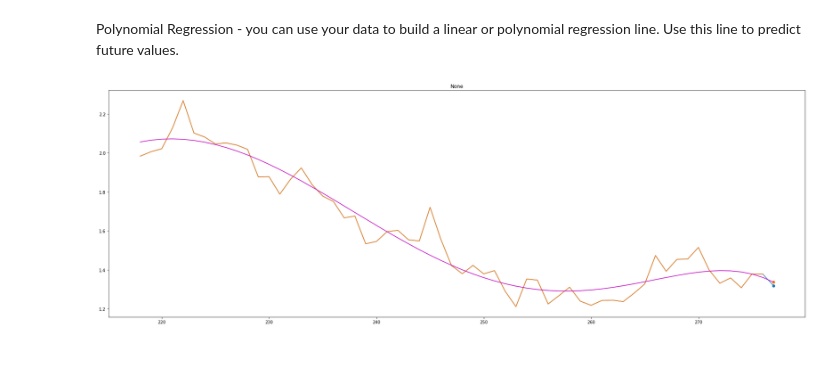
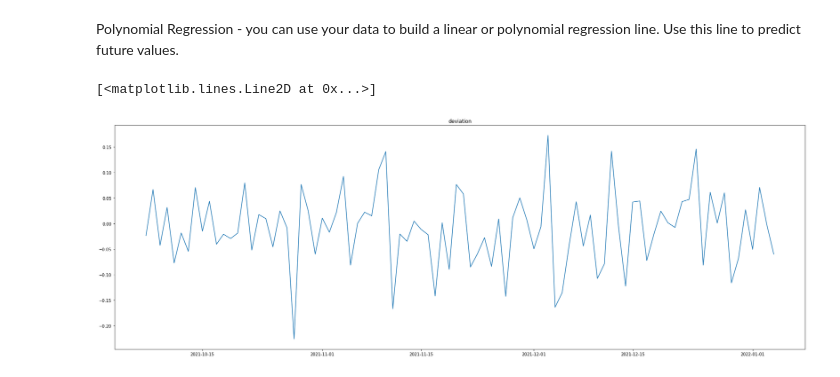
Before and after one commit to nabebako/Crypto-Price-Prediction-Model, a Jupyter notebook: notebooks/polynomial-regression.ipynb, the cells around one changed output. Drawn from its saved outputs; the diff is of its cells as text; code cells hidden in the pictures.

Commit message:
Created a deviation graphing function

```diff
--- a/notebooks/polynomial-regression.ipynb
+++ b/notebooks/polynomial-regression.ipynb
@@ -84,8 +153,9 @@ def polynomial_regression(x: np.ndarray, y: np.ndarray , degree: int) -> LinearR
 # %%
-df_cardano  = pd.read_csv('../data/Cardano.csv',    parse_dates = ['Date']).drop(columns = ['Currency', '24h Open (USD)', '24h High (USD)', '24h Low (USD)'])
-df_ethereum = pd.read_csv('../data/Ethereum.csv',   parse_dates = ['Date']).drop(columns = ['Currency', '24h Open (USD)', '24h High (USD)', '24h Low (USD)'])
-df_solana   = pd.read_csv('../data/Solana.csv',     parse_dates = ['Date']).drop(columns = ['Currency', '24h Open (USD)', '24h High (USD)', '24h Low (USD)'])
-df_dogecoin = pd.read_csv('../data/Dogecoin.csv',   parse_dates = ['Date']).drop(columns = ['Currency', '24h Open (USD)', '24h High (USD)', '24h Low (USD)'])
+df_cardano  = pd.read_csv('../data/Cardano.csv',    parse_dates = ['Date']).drop(columns = ['Currency'])
+df_ethereum = pd.read_csv('../data/Ethereum.csv',   parse_dates = ['Date']).drop(columns = ['Currency'])
+df_solana   = pd.read_csv('../data/Solana.csv',     parse_dates = ['Date']).drop(columns = ['Currency'])
+df_dogecoin = pd.read_csv('../data/Dogecoin.csv',   parse_dates = ['Date']).drop(columns = ['Currency'])
+
 
 #df = pd.merge(pd.merge(df_cardano, df_ethereum, on = 'Date', how = "left", suffixes = ['_cardano', '_ether']), pd.merge(df_solana, df_dogecoin, on = 'Date', how = "left", suffixes = ['_solana', '_dogecoin']), on = 'Date', how = "left")
 
@@ -98,45 +168,28 @@ df_dogecoin = pd.read_csv('../data/Dogecoin.csv',   parse_dates = ['Date']).drop
 # plt.show()
 
 # plt.plot(df_cardano_week['Date'], model.predict(df_cardano_week[['Date']]), color = 'm')
+
+
+
+# ProfileReport(df_deviation)
+# plt.plot(df_deviation.index, df_deviation['Deviation'], 90)
-# %%
-plt.figure(figsize = (30,10))
-plt.grid(False)
-plt.title('None')
-
-start = 60
-time_frame = 59
-
-df_cardano_full = time_prior(df_cardano, start, 'day', time_frame + 1)
-df_cardano_train = time_prior(df_cardano, start, 'day', time_frame)
-df_cardano_test = time_prior(df_cardano, start - time_frame, 'day', 1)
-
-x_full = df_cardano_full.index.to_numpy()
-y_full = df_cardano_full['Closing Price (USD)'].to_numpy()
-x_train = df_cardano_train.index.to_numpy()
-x_test  = df_cardano_test.index.to_numpy()
-y_train = df_cardano_train['Closing Price (USD)'].to_numpy()
-y_test  = df_cardano_test['Closing Price (USD)'].to_numpy()
-
-polynomial_features = PolynomialFeatures(degree = 6)
-x_poly_train = polynomial_features.fit_transform(x_train[:, None])
-
-model = LinearRegression()
-model.fit(x_poly_train, y_train)
-
-y_pred_test = model.predict(polynomial_features.fit_transform(x_test[:, None]))
-y_pred_full = model.predict(polynomial_features.fit_transform(x_full[:, None]))
-
-plt.scatter(x_test, y_test, label = 'actual')
-plt.scatter(x_test, y_pred_test, label = 'predicted')
-
-plt.plot(df_cardano_full.index, df_cardano_full['Closing Price (USD)'])
-plt.plot(df_cardano_train.index, df_cardano_train['Closing Price (USD)'])
-
-sorted_zip = sorted(zip(x_full, y_pred_full), key = operator.itemgetter(0))
-x_full, y_pred_full = zip(*sorted_zip)
-
-plt.plot(x_full, y_pred_full, color='m')
-
-plt.show()
-# %% [output]
-[figure, removed]
+# %%
+def deviation(df: pd.DataFrame, columns: list, duration: int) -> pd.DataFrame:
+    '''
+    duration in days
+    columns name where the first column name provided will be subtracted by the second column
+    '''
+
+    new_df = time_prior(df, duration, 'day')
+    deviation_data = [new_df[columns[0]][i] - new_df[columns[1]][i] for i in new_df.index]
+
+    return pd.DataFrame({'Date': new_df['Date'], 'Deviation': deviation_data})
+
+df_deviation = deviation(df_cardano, ['Closing Price (USD)', '24h Open (USD)'], 90)
+plt.figure(figsize = (30,10))
+plt.title('deviation')
+plt.grid(False)
+plt.plot(df_deviation['Date'], df_deviation['Deviation'])
+# %% [output]
+[<matplotlib.lines.Line2D at 0x...>]
+[figure, added]
```
Also changed, not shown: parts of 5 cells of this notebook, 1 other file.
